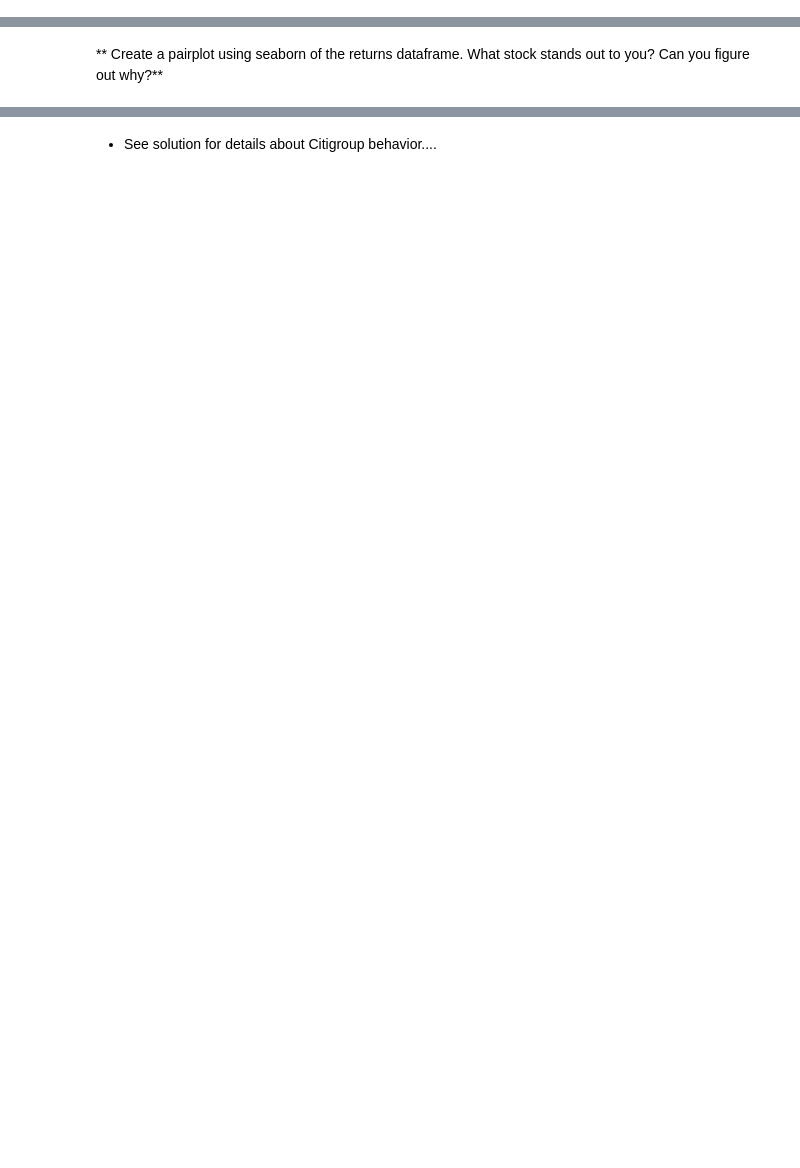
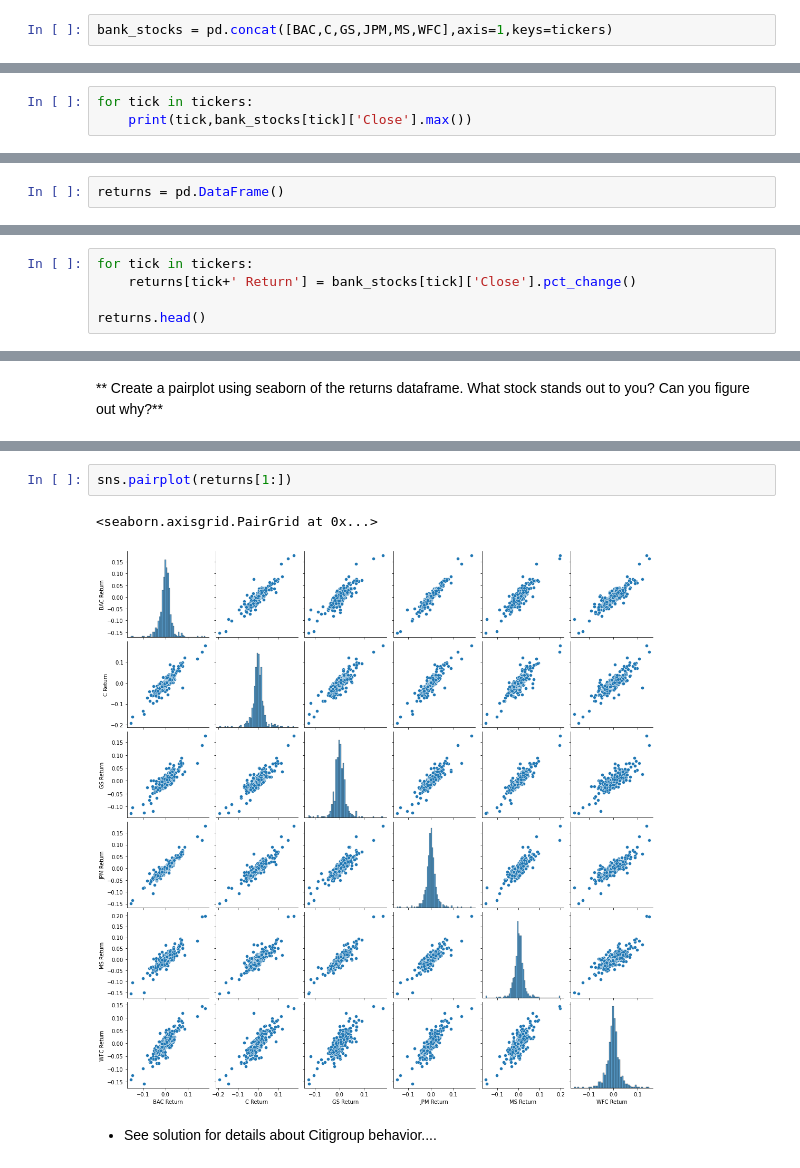
Before and after one commit to dhruvsahu/Pandemic-Bank-Stocks-Analysis, a Jupyter notebook: 03-Finance Project.ipynb, the cells around one changed output, grey strips where cells are left out. Drawn from its saved outputs; the diff is of its cells as text; blank space fills up the shorter version.

```diff
--- a/03-Finance Project.ipynb
+++ b/03-Finance Project.ipynb
@@ -86,5 +75,7 @@ BAC['Volume'].plot()
 # %% [markdown]
 ** Use pd.concat to concatenate the bank dataframes together to a single data frame called bank_stocks. Set the keys argument equal to the tickers list. Also pay attention to what axis you concatenate on.**
+# %%
+bank_stocks = pd.concat([BAC,C,GS,JPM,MS,WFC],axis=1,keys=tickers)
 # %% [markdown]
 ** Set the column name levels (this is filled out for you):**
 # %%
@@ -121,0 +104,3 @@ dtype: float64
+# %%
+for tick in tickers:
+    print(tick,bank_stocks[tick]['Close'].max())
@@ -123,5 +126,7 @@ dtype: float64
 ** Create a new empty DataFrame called returns. This dataframe will contain the returns for each bank's stock. returns are typically defined by:**
 
 $$r_t = \frac{p_t - p_{t-1}}{p_{t-1}} = \frac{p_t}{p_{t-1}} - 1$$
+# %%
+returns = pd.DataFrame()
 # %% [markdown]
 ** We can use pandas pct_change() method on the Close column to create a column representing this return value. Create a for loop that goes and for each Bank Stock Ticker creates this returns column and set's it as a column in the returns DataFrame.**
@@ -136,0 +133,5 @@ $$r_t = \frac{p_t - p_{t-1}}{p_{t-1}} = \frac{p_t}{p_{t-1}} - 1$$
+# %%
+for tick in tickers:
+    returns[tick+' Return'] = bank_stocks[tick]['Close'].pct_change()
+
+returns.head()
@@ -143,3 +148,8 @@ $$r_t = \frac{p_t - p_{t-1}}{p_{t-1}} = \frac{p_t}{p_{t-1}} - 1$$
+# %%
+sns.pairplot(returns[1:])
+# %% [output]
+<seaborn.axisgrid.PairGrid at 0x...>
+[figure, added]
 # %% [markdown]
 * See solution for details about Citigroup behavior....
 # %% [markdown]
```
Also changed, not shown: parts of 41 cells of this notebook.
